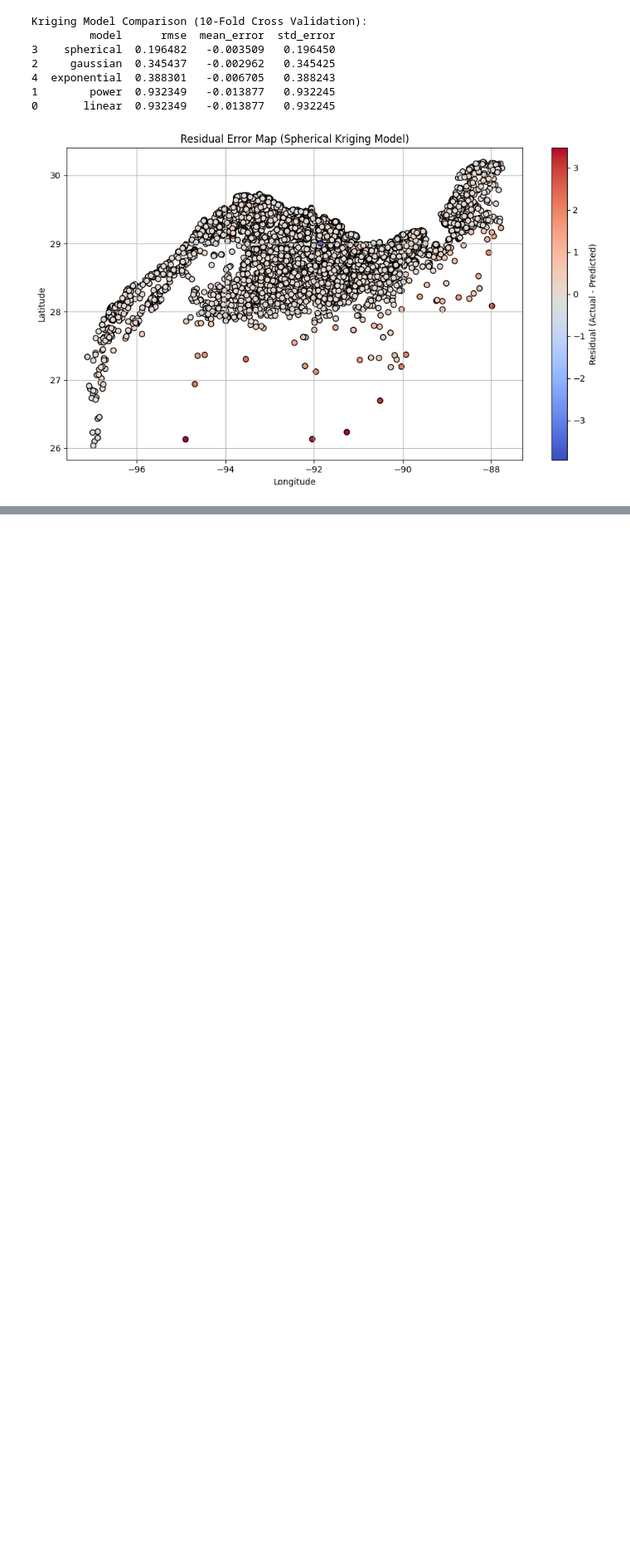
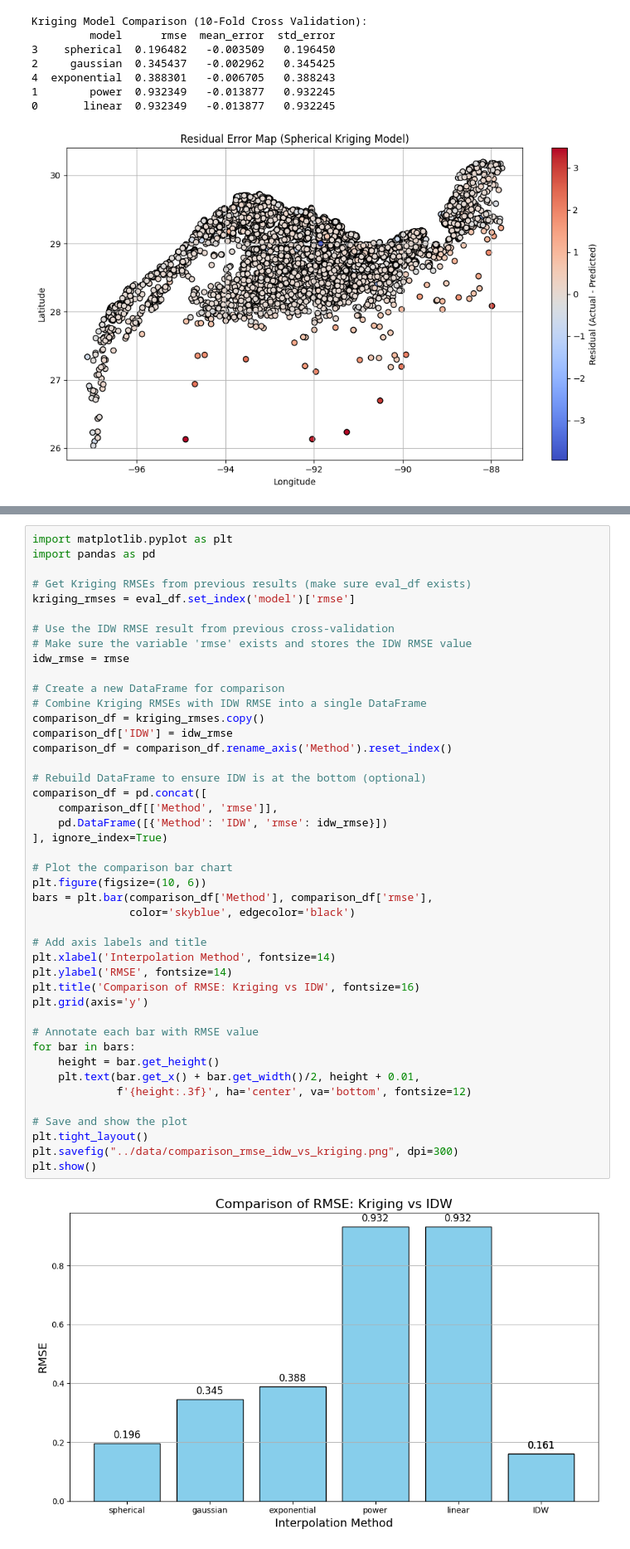
Before and after one commit to MONA100421/SSCI583_Project5, a Jupyter notebook: notebook/project5.ipynb, the cells around one changed output, grey strips where cells are left out. Shown at 83% size. Drawn from its saved outputs; the diff is of its cells as text; blank space fills up the shorter version.

```diff
--- a/notebook/project5.ipynb
+++ b/notebook/project5.ipynb
@@ -262,0 +356,46 @@ Kriging Model Comparison (10-Fold Cross Validation):
+# %%
+import matplotlib.pyplot as plt
+import pandas as pd
+
+# Get Kriging RMSEs from previous results (make sure eval_df exists)
+kriging_rmses = eval_df.set_index('model')['rmse']
+
+# Use the IDW RMSE result from previous cross-validation
+# Make sure the variable 'rmse' exists and stores the IDW RMSE value
+idw_rmse = rmse
+
+# Create a new DataFrame for comparison
+# Combine Kriging RMSEs with IDW RMSE into a single DataFrame
+comparison_df = kriging_rmses.copy()
+comparison_df['IDW'] = idw_rmse
+comparison_df = comparison_df.rename_axis('Method').reset_index()
+
+# Rebuild DataFrame to ensure IDW is at the bottom (optional)
+comparison_df = pd.concat([
+    comparison_df[['Method', 'rmse']],
+    pd.DataFrame([{'Method': 'IDW', 'rmse': idw_rmse}])
+], ignore_index=True)
+
+# Plot the comparison bar chart
+plt.figure(figsize=(10, 6))
+bars = plt.bar(comparison_df['Method'], comparison_df['rmse'],
+               color='skyblue', edgecolor='black')
+
+# Add axis labels and title
+plt.xlabel('Interpolation Method', fontsize=14)
+plt.ylabel('RMSE', fontsize=14)
+plt.title('Comparison of RMSE: Kriging vs IDW', fontsize=16)
+plt.grid(axis='y')
+
+# Annotate each bar with RMSE value
+for bar in bars:
+    height = bar.get_height()
+    plt.text(bar.get_x() + bar.get_width()/2, height + 0.01,
+             f'{height:.3f}', ha='center', va='bottom', fontsize=12)
+
+# Save and show the plot
+plt.tight_layout()
+plt.savefig("../data/comparison_rmse_idw_vs_kriging.png", dpi=300)
+plt.show()
+# %% [output]
+[figure, added]
```
Also changed, not shown: parts of 4 cells of this notebook, 2 other files.
